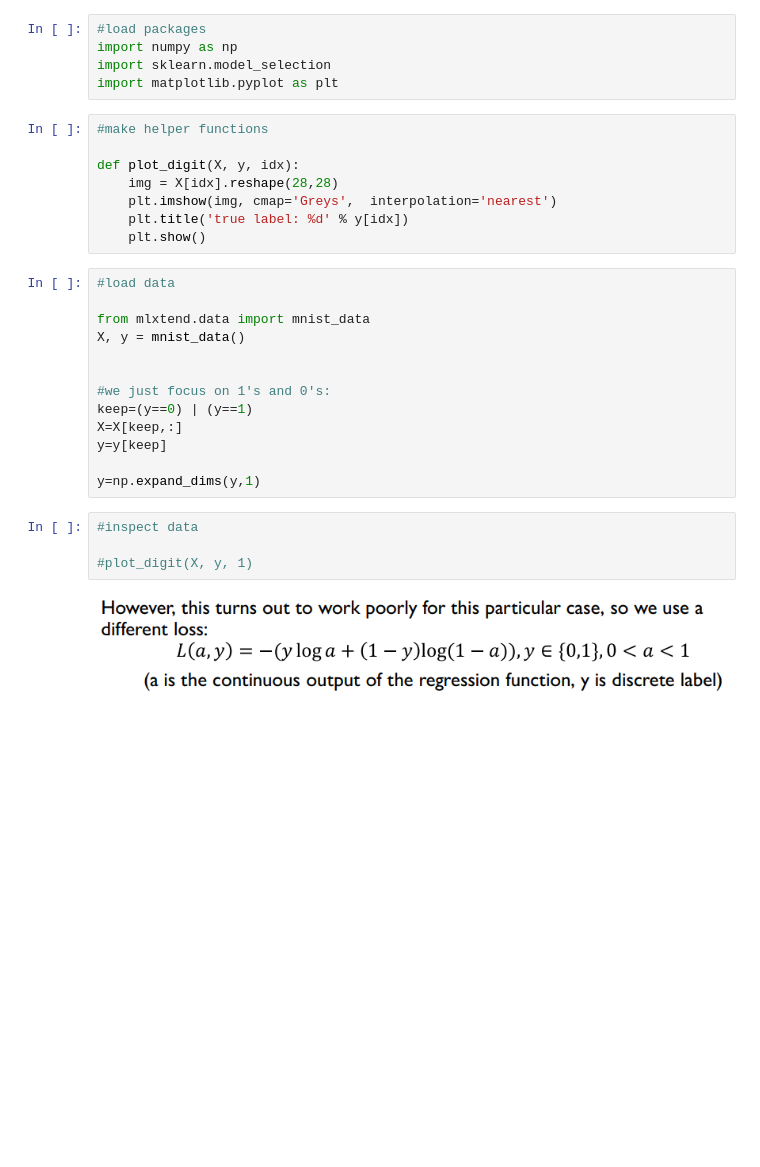
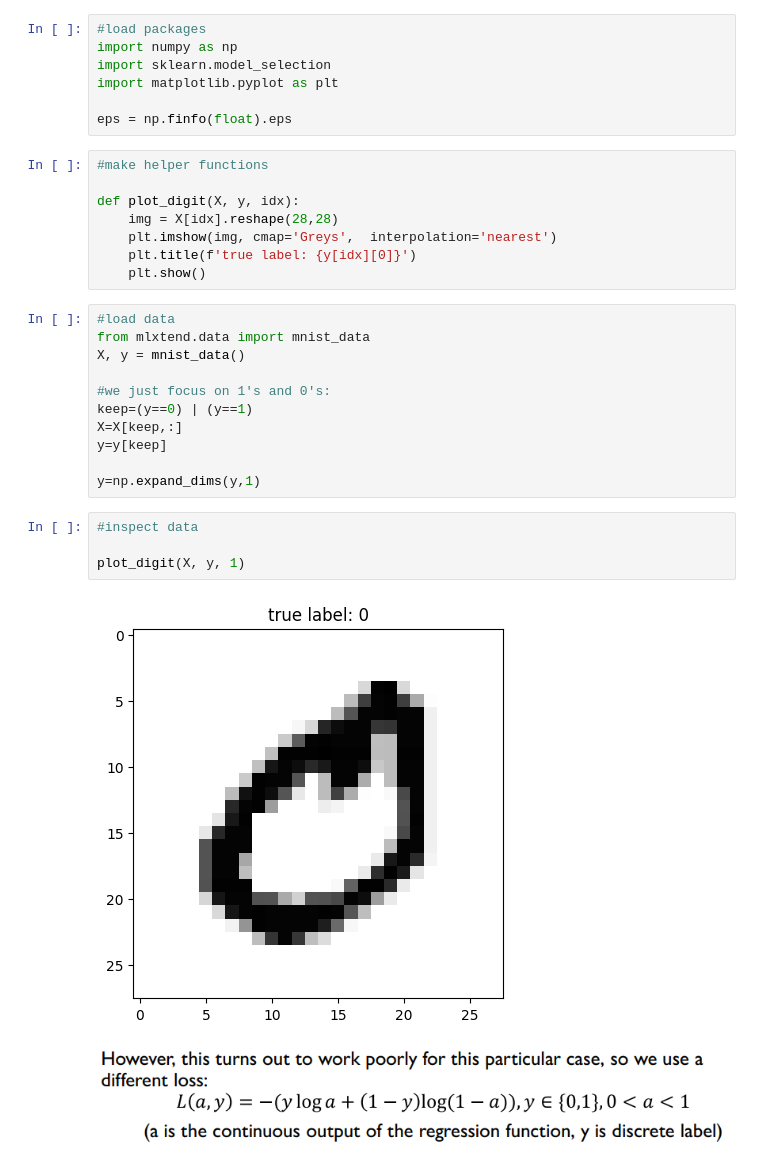
Before and after one commit to KasperMollerHansen/DeepLearning, a Jupyter notebook: kasper/w1_logistic_regression.ipynb, the cells around one changed output. Saved outputs shown, nothing was run; the diff lists cells and outputs as text; blank space fills up the shorter version.

```diff
--- a/kasper/w1_logistic_regression.ipynb
+++ b/kasper/w1_logistic_regression.ipynb
@@ -3,20 +3,20 @@
 import numpy as np
 import sklearn.model_selection
 import matplotlib.pyplot as plt
+
+eps = np.finfo(float).eps
 # %%
 #make helper functions
 
 def plot_digit(X, y, idx):
     img = X[idx].reshape(28,28)
     plt.imshow(img, cmap='Greys',  interpolation='nearest')
-    plt.title('true label: %d' % y[idx])
+    plt.title(f'true label: {y[idx][0]}')
     plt.show()
 # %%
 #load data
-
 from mlxtend.data import mnist_data
 X, y = mnist_data()
-
 
 #we just focus on 1's and 0's:
 keep=(y==0) | (y==1)
@@ -27,7 +27,9 @@ y=np.expand_dims(y,1)
 # %%
 #inspect data
 
-#plot_digit(X, y, 1)
+plot_digit(X, y, 1)
+# %% [output]
+[figure, added]
 # %% [markdown]
 ![image.png](attachment:image.png)
 # %%
```
Also changed, not shown: parts of 4 cells of this notebook.
